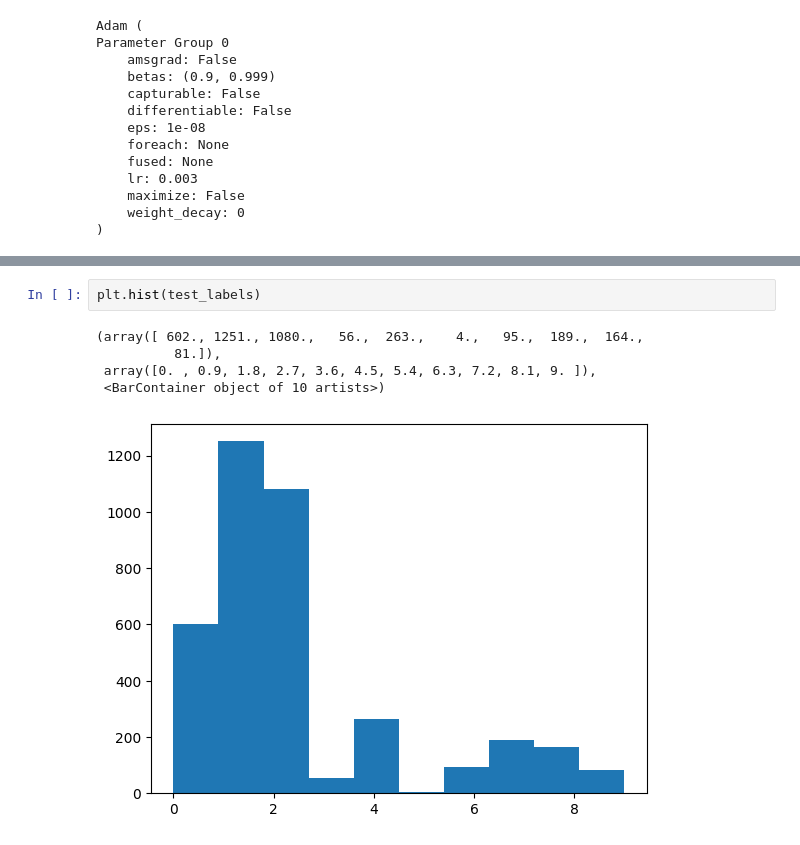
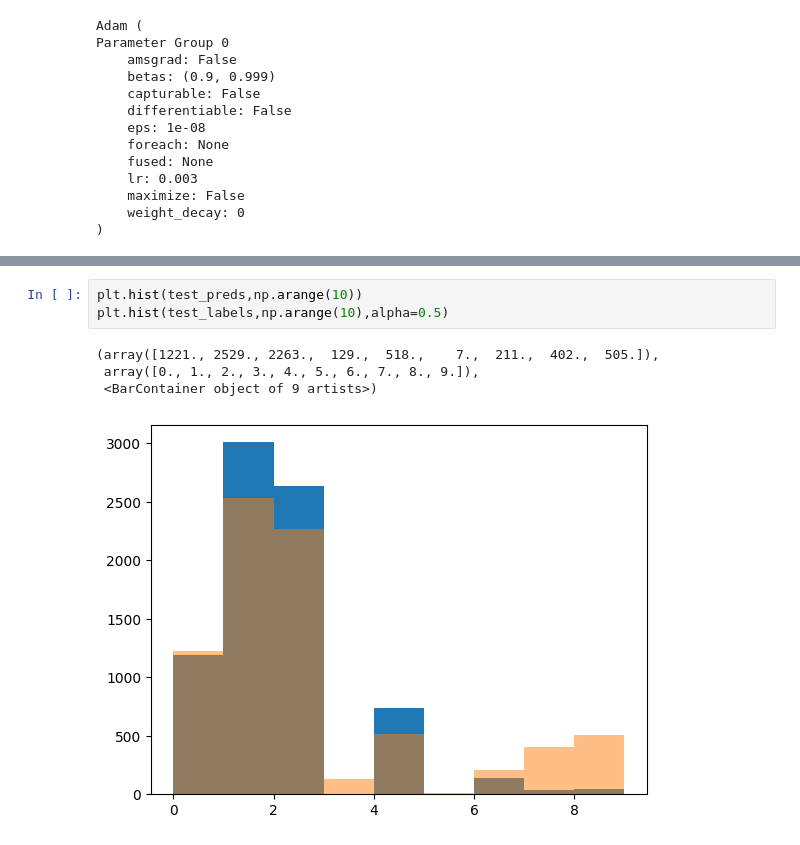
Before and after one commit to aniketsen/dl-orange, a Jupyter notebook: galaxies_basics.ipynb, the cells around one changed output, grey strips where cells are left out. Cells and saved outputs as stored; diff of their text form.

```diff
--- a/galaxies_basics.ipynb
+++ b/galaxies_basics.ipynb
@@ -443,8 +450,8 @@ plt.hist(test_preds)
-# %%
-plt.hist(test_labels)
-# %% [output]
-(array([ 602., 1251., 1080.,   56.,  263.,    4.,   95.,  189.,  164.,
-          81.]),
- array([0. , 0.9, 1.8, 2.7, 3.6, 4.5, 5.4, 6.3, 7.2, 8.1, 9. ]),
- <BarContainer object of 10 artists>)
-[figure, removed]
+# %%
+plt.hist(test_preds,np.arange(10))
+plt.hist(test_labels,np.arange(10),alpha=0.5)
+# %% [output]
+(array([1221., 2529., 2263.,  129.,  518.,    7.,  211.,  402.,  505.]),
+ array([0., 1., 2., 3., 4., 5., 6., 7., 8., 9.]),
+ <BarContainer object of 9 artists>)
+[figure, added]
```
Also changed, not shown: parts of 12 cells of this notebook.
